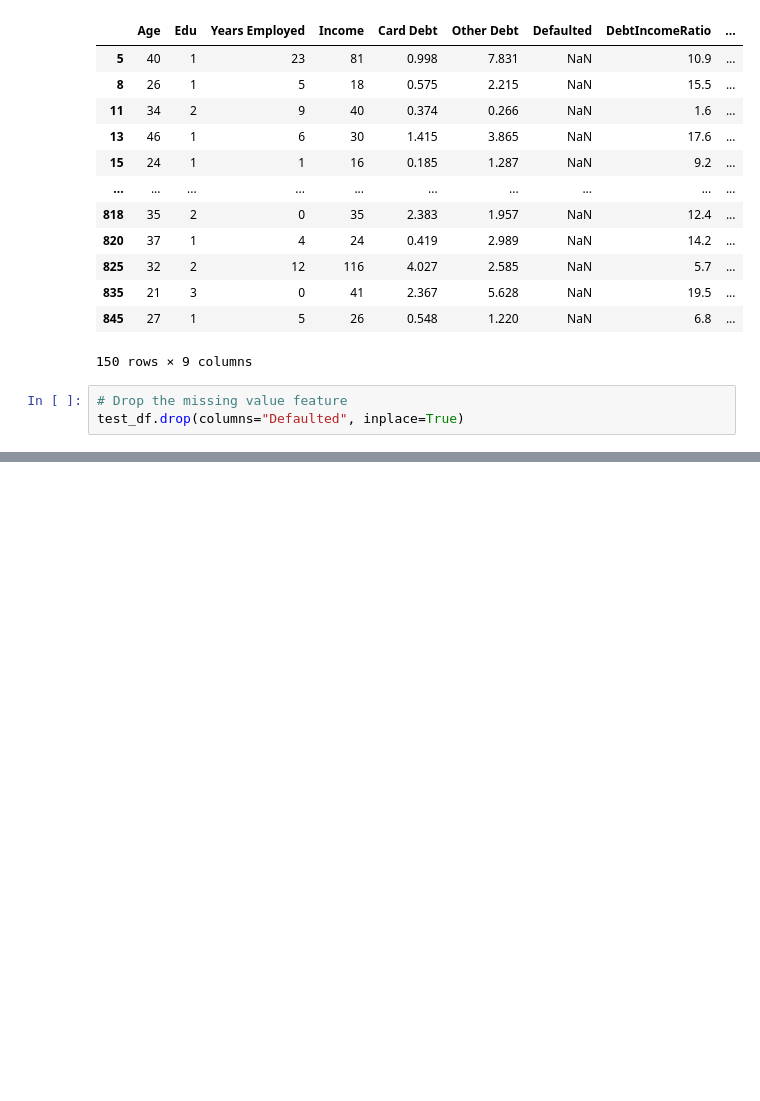
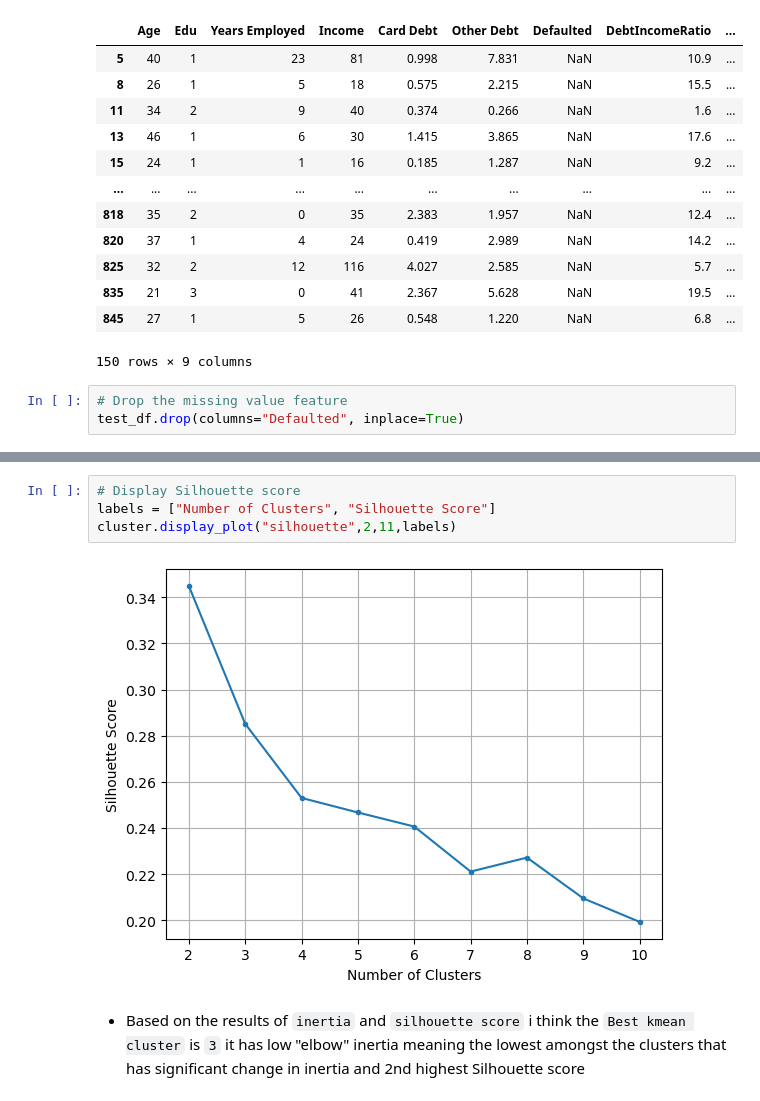
Before and after one commit to KDcodePy/Customer_Clustering_With_Kmeans, a Jupyter notebook: Kmeans.ipynb, the cells around one changed output, grey strips where cells are left out. Drawn from its saved outputs; the diff is of its cells as text; blank space fills up the shorter version.

```diff
--- a/Kmeans.ipynb
+++ b/Kmeans.ipynb
@@ -249,0 +358,8 @@ test_df.drop(columns="Defaulted", inplace=True)
+# %%
+# Display Silhouette score
+labels = ["Number of Clusters", "Silhouette Score"]
+cluster.display_plot("silhouette",2,11,labels)
+# %% [output]
+[figure, added]
+# %% [markdown]
+- Based on the results of `inertia` and `silhouette score` i think the `Best kmean cluster` is `3` it has low "elbow" inertia meaning the lowest amongst the clusters that has significant change in inertia and 2nd highest Silhouette score
```
Also changed, not shown: parts of 16 cells of this notebook.
